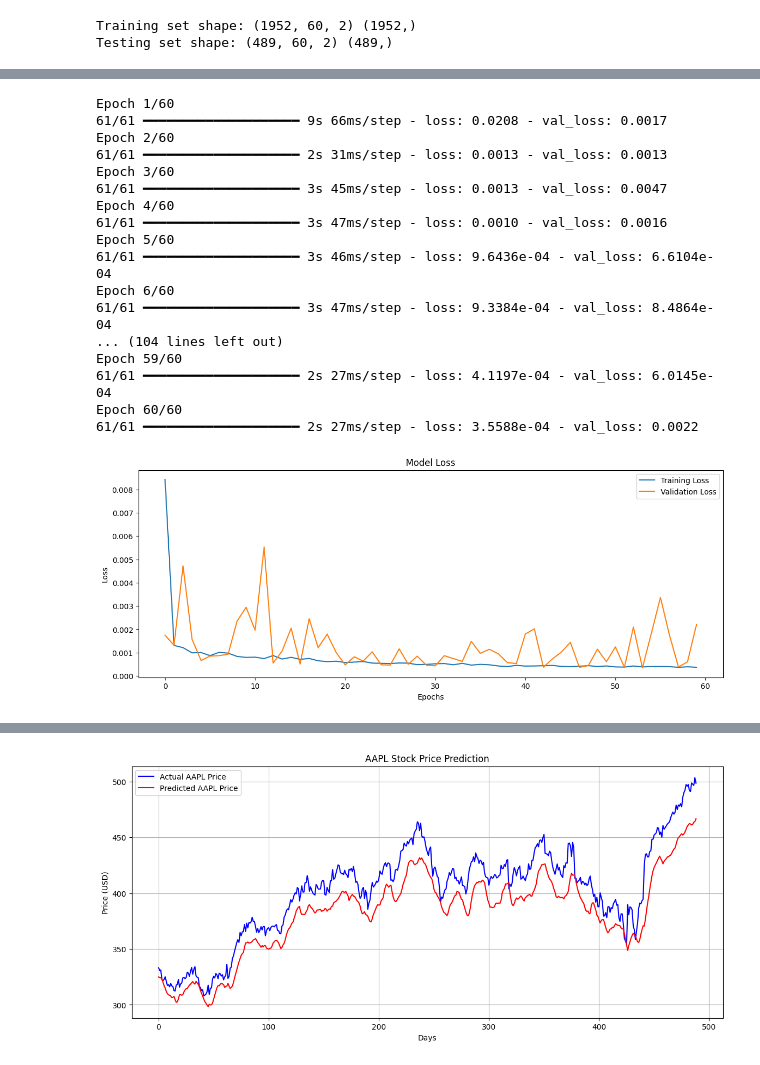
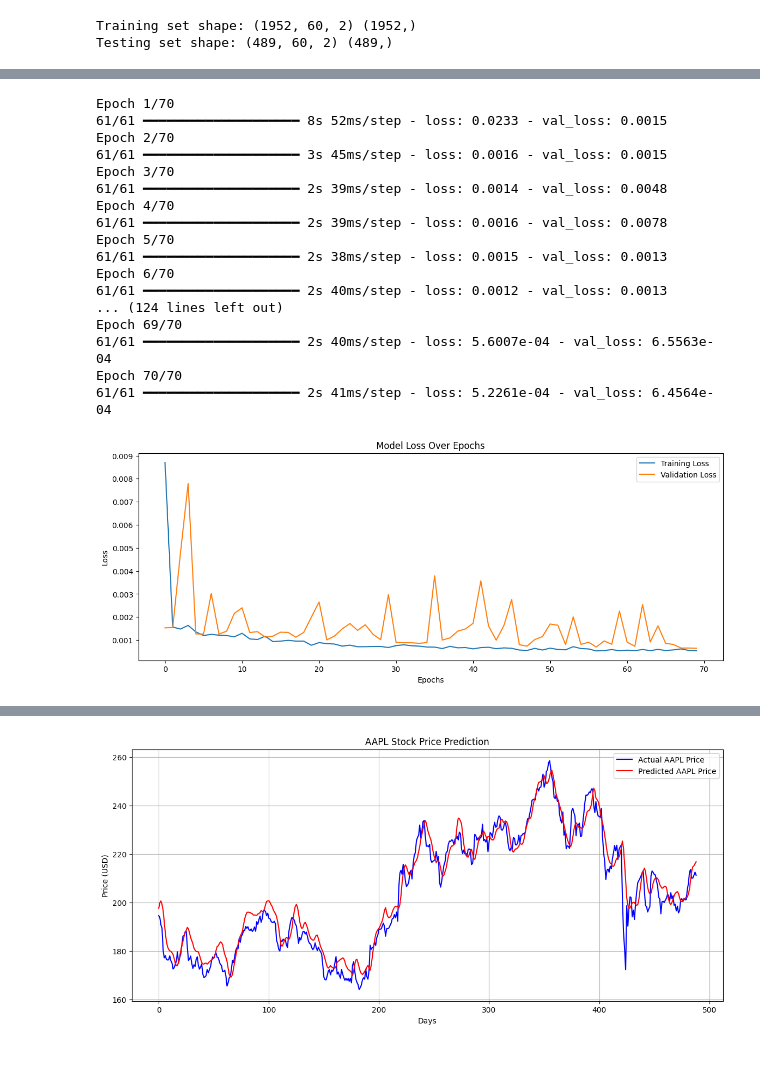
Before and after one commit to NAYAMATVISION/elevatelabs_project, a Jupyter notebook: stockprediction/stockpred.ipynb, the cells around one changed output, grey strips where cells are left out. Drawn from its saved outputs; the diff is of its cells as text; code cells hidden in the pictures.

Commit message:
Updated Streamlit UI and model code with improved visuals

```diff
--- a/stockprediction/stockpred.ipynb
+++ b/stockprediction/stockpred.ipynb
@@ -126,27 +135,38 @@ print("Testing set shape:", X_test.shape, y_test.shape)
 Training set shape: (1952, 60, 2) (1952,)
 Testing set shape: (489, 60, 2) (489,)
 # %%
-#%pip install tensorflow
-
 from tensorflow.keras.models import Sequential
 from tensorflow.keras.layers import LSTM, Dropout, Dense
 
+
+
+
+
+
 model = Sequential()
 
-# First LSTM Layer (update input shape to use 2 features)
+# First LSTM Layer
 model.add(LSTM(units=50, return_sequences=True, input_shape=(X_train.shape[1], X_train.shape[2])))
 model.add(Dropout(0.2))
 
 # Second LSTM Layer
-model.add(LSTM(units=50, return_sequences=False))
+model.add(LSTM(units=50, return_sequences=True))
+model.add(Dropout(0.2))
+
+# Third LSTM Layer
+model.add(LSTM(units=50, return_sequences=False))  # final LSTM layer
 model.add(Dropout(0.2))
 
 # Output Layer
-model.add(Dense(units=1))  # Predicting one value (next day Close price)
+model.add(Dense(units=1))
 
 # Compile the model
+
+
 model.compile(optimizer='adam', loss='mean_squared_error')
 
-# Show summary
+
+
+# Show model summary
 model.summary()
 # %% [output]
@@ -172,45 +196,47 @@ Model: "sequential_2"
 # %%
 history = model.fit(
     X_train, y_train,
-    epochs=60,
+    epochs=70,
     batch_size=32,
     validation_data=(X_test, y_test)
 )
+
+# Plot training vs validation loss
 plt.figure(figsize=(14, 5))
 plt.plot(history.history['loss'], label='Training Loss')
 plt.plot(history.history['val_loss'], label='Validation Loss')
-plt.title('Model Loss')
+plt.title('Model Loss Over Epochs')
 plt.xlabel('Epochs')
 plt.ylabel('Loss')
 plt.legend()
 plt.show()
 # %% [output]
-Epoch 1/60
-61/61 ━━━━━━━━━━━━━━━━━━━━ 9s 66ms/step - loss: 0.0208 - val_loss: 0.0017
-Epoch 2/60
-61/61 ━━━━━━━━━━━━━━━━━━━━ 2s 31ms/step - loss: 0.0013 - val_loss: 0.0013
-Epoch 3/60
-61/61 ━━━━━━━━━━━━━━━━━━━━ 3s 45ms/step - loss: 0.0013 - val_loss: 0.0047
-Epoch 4/60
-61/61 ━━━━━━━━━━━━━━━━━━━━ 3s 47ms/step - loss: 0.0010 - val_loss: 0.0016
-Epoch 5/60
-61/61 ━━━━━━━━━━━━━━━━━━━━ 3s 46ms/step - loss: 9.6436e-04 - val_loss: 6.6104e-04
-Epoch 6/60
-61/61 ━━━━━━━━━━━━━━━━━━━━ 3s 47ms/step - loss: 9.3384e-04 - val_loss: 8.4864e-04
-... (104 lines left out)
-Epoch 59/60
-61/61 ━━━━━━━━━━━━━━━━━━━━ 2s 27ms/step - loss: 4.1197e-04 - val_loss: 6.0145e-04
-Epoch 60/60
-61/61 ━━━━━━━━━━━━━━━━━━━━ 2s 27ms/step - loss: 3.5588e-04 - val_loss: 0.0022
+Epoch 1/70
+61/61 ━━━━━━━━━━━━━━━━━━━━ 8s 52ms/step - loss: 0.0233 - val_loss: 0.0015
+Epoch 2/70
+61/61 ━━━━━━━━━━━━━━━━━━━━ 3s 45ms/step - loss: 0.0016 - val_loss: 0.0015
+Epoch 3/70
+61/61 ━━━━━━━━━━━━━━━━━━━━ 2s 39ms/step - loss: 0.0014 - val_loss: 0.0048
+Epoch 4/70
+61/61 ━━━━━━━━━━━━━━━━━━━━ 2s 39ms/step - loss: 0.0016 - val_loss: 0.0078
+Epoch 5/70
+61/61 ━━━━━━━━━━━━━━━━━━━━ 2s 38ms/step - loss: 0.0015 - val_loss: 0.0013
+Epoch 6/70
+61/61 ━━━━━━━━━━━━━━━━━━━━ 2s 40ms/step - loss: 0.0012 - val_loss: 0.0013
+... (124 lines left out)
+Epoch 69/70
+61/61 ━━━━━━━━━━━━━━━━━━━━ 2s 40ms/step - loss: 5.6007e-04 - val_loss: 6.5563e-04
+Epoch 70/70
+61/61 ━━━━━━━━━━━━━━━━━━━━ 2s 41ms/step - loss: 5.2261e-04 - val_loss: 6.4564e-04
-[figure, old version]
+[figure, new version]
 # %%
 # Predict using the trained model
+
 predicted_prices = model.predict(X_test)
 
-# Create a dummy array with both Close and RSI (since scaler expects 2 columns)
-# We'll put predictions in the 'Close' column and 0s in RSI
-predicted_full = np.hstack((predicted_prices, np.zeros_like(predicted_prices)))
-actual_full = np.hstack((y_test.reshape(-1, 1), np.zeros_like(y_test.reshape(-1, 1))))
+# Ensure both arrays are 2D and have the same number of rows
+predicted_full = np.hstack((predicted_prices, np.zeros((predicted_prices.shape[0], 1))))
+actual_full = np.hstack((y_test.reshape(-1, 1), np.zeros((y_test.shape[0], 1))))
 
 # Invert scaling
 predicted_prices_actual = scaler.inverse_transform(predicted_full)[:, 0]  # only take 'Close'
@@ -231,4 +257,4 @@ plt.show()
-[figure, old version]
+[figure, new version]
 # %%
 import numpy as np
 
```
Also changed, not shown: parts of 11 cells of this notebook, 3 other files.
